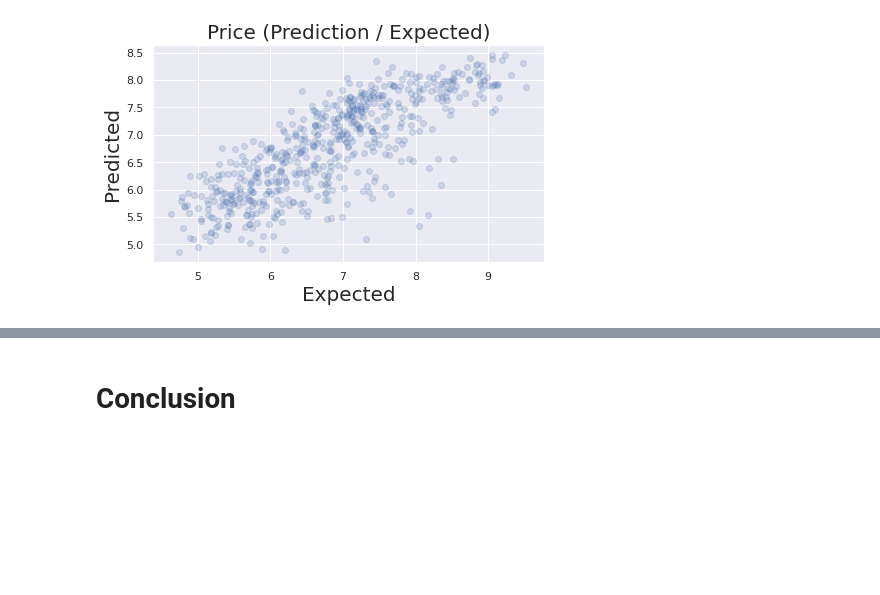
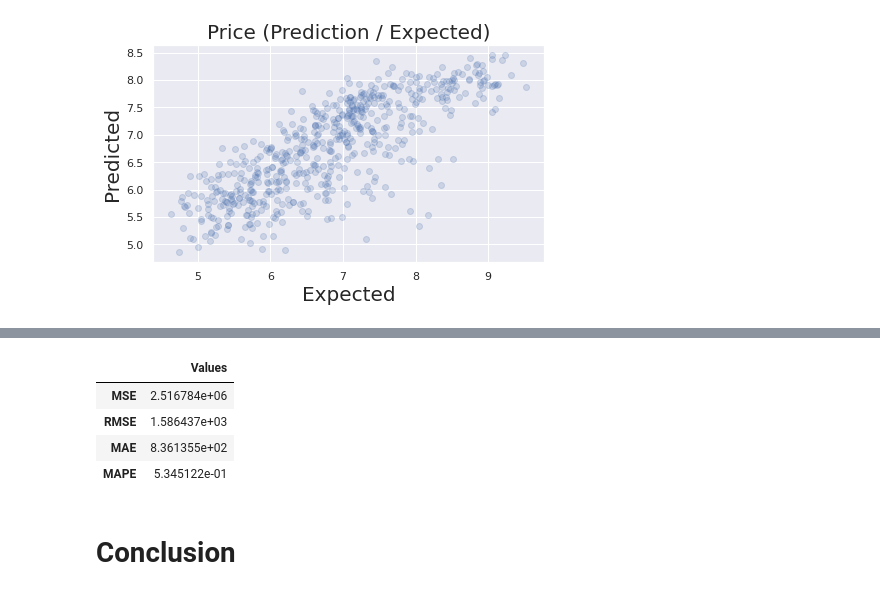
Before and after one commit to Rahul2661998/Capstone-Project-Ted-Talk-Views-Prediction-, a Jupyter notebook: Ted_Talk_Views_Predictions.ipynb, the cells around one changed output, grey strips where cells are left out. Cells and saved outputs as stored; diff of their text form; code cells hidden in the pictures; blank space fills up the shorter version.

```diff
--- a/Ted_Talk_Views_Predictions.ipynb
+++ b/Ted_Talk_Views_Predictions.ipynb
@@ -1006,0 +1025,4 @@ pf_df.describe()
+# %%
+MSE=mean_squared_error(np.exp(y_test), np.exp(yhat_test))
+# %%
+RMSE=math.sqrt(mean_squared_error(np.exp(y_test), np.exp(yhat_test)))
@@ -1007,3 +1043,14 @@ pf_df.describe()
+# %%
+MAPE=mean_absolute_percentage_error(np.exp(y_test),np.exp(yhat_test))
+# %%
+error_metric=pd.DataFrame({'Values':[MSE,RMSE,MAE,MAPE]},index=['MSE','RMSE','MAE','MAPE'])
+error_metric
+# %% [output]
+|  | Values |
+| MSE | 2.516784e+06 |
+| RMSE | 1.586437e+03 |
+| MAE | 8.361355e+02 |
+| MAPE | 5.345122e-01 |
 # %% [markdown]
 # Conclusion
 # %%
```
Also changed, not shown: parts of 30 cells of this notebook.
